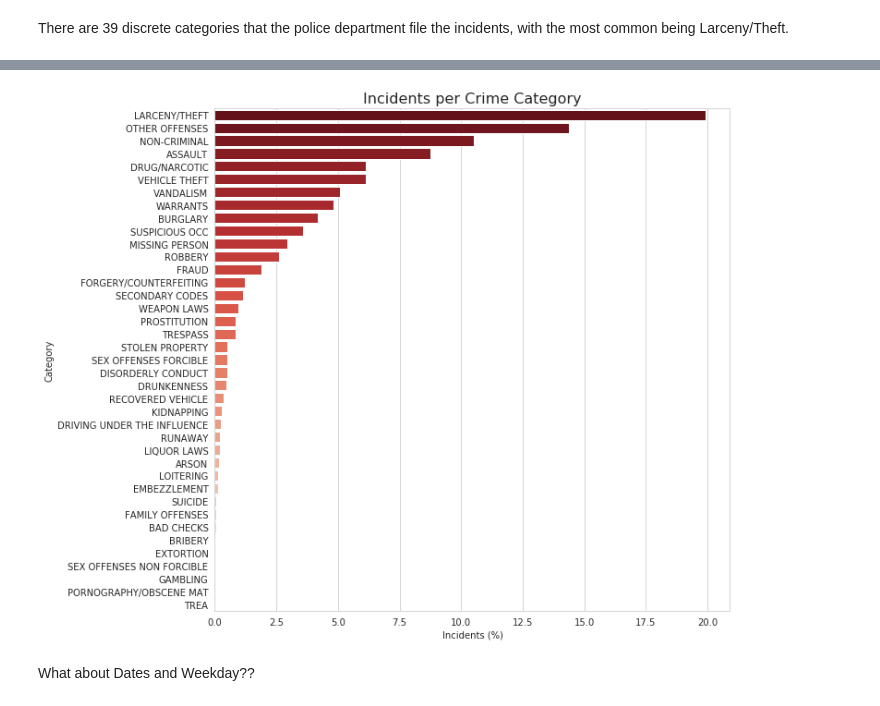
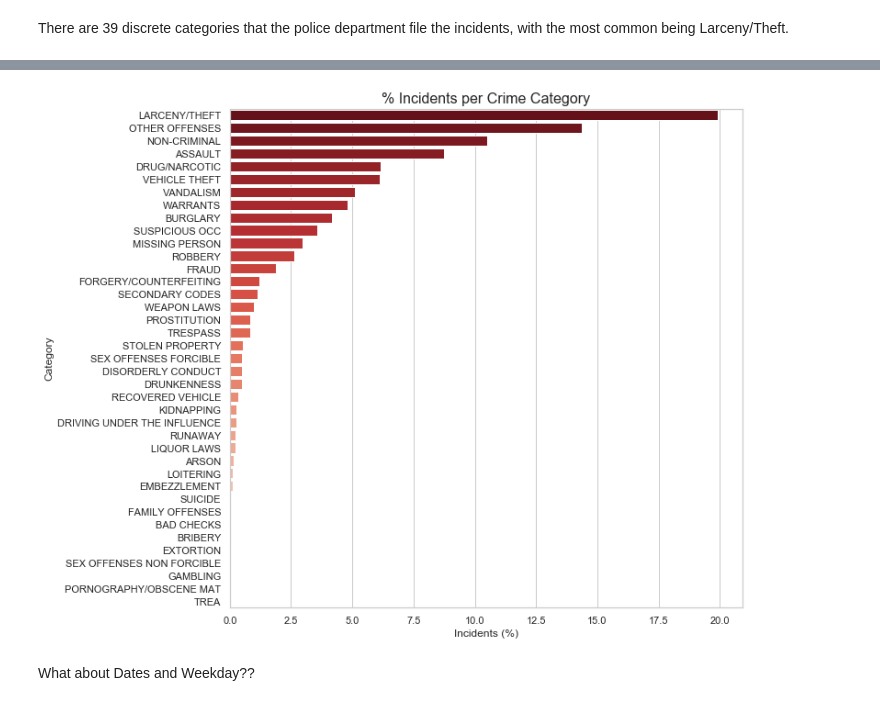
Before and after one commit to angelaiallonardi/SF-Crime-Multiclass-Classification, a Jupyter notebook: San Francisco Crime.ipynb, the cells around one changed output, grey strips where cells are left out. Drawn from its saved outputs; the diff is of its cells as text; code cells hidden in the pictures.

```diff
--- a/San Francisco Crime.ipynb
+++ b/San Francisco Crime.ipynb
@@ -217,20 +168,20 @@ x.set_xticklabels(rotation = 85)
 # %%
 data = train_df.groupby('Category').count().iloc[:, 0].sort_values(
     ascending=False)
 plt.figure(figsize=(10, 10))
 with sns.axes_style("whitegrid"):
     ax = sns.barplot(
         (data.values / data.values.sum()) * 100,
         data.index,
         orient='h',
         palette="Reds_r")
 
-plt.title('Incidents per Crime Category', fontdict={'fontsize': 16})
+plt.title('% Incidents per Crime Category', fontdict={'fontsize': 16})
 plt.xlabel('Incidents (%)')
 
 plt.show()
 # %% [output]
-[figure, old version]
+[figure, new version]
 # %% [markdown]
 What about Dates and Weekday??
 # %% [markdown]
```
Also changed, not shown: parts of 78 cells of this notebook.
